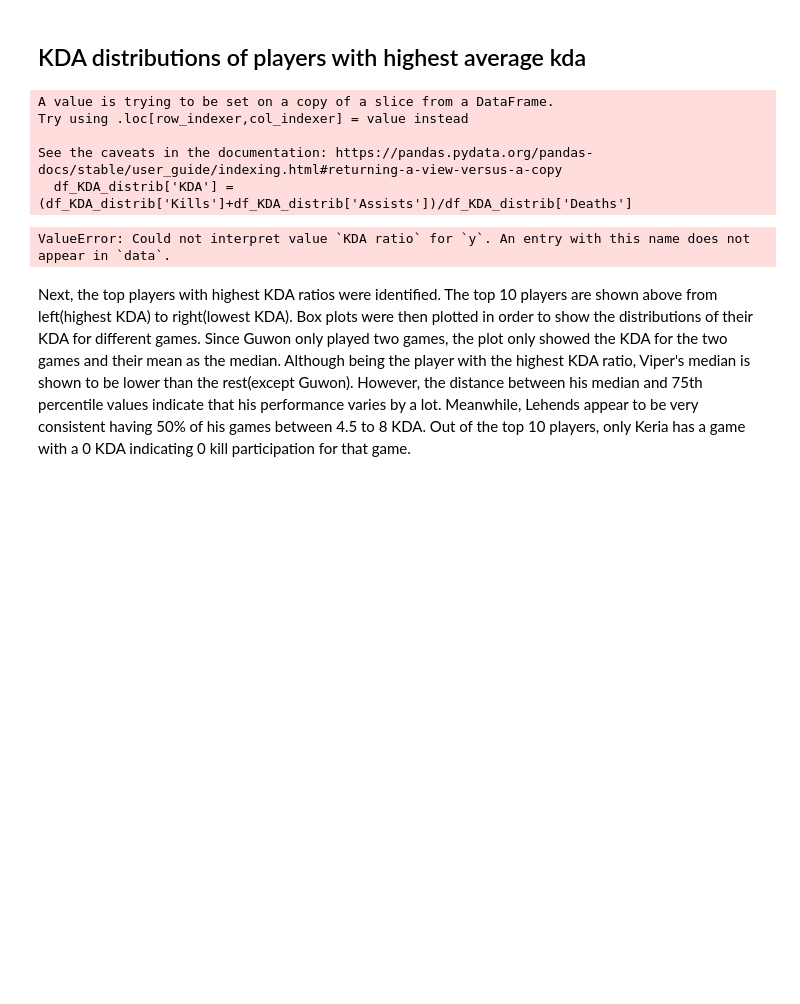
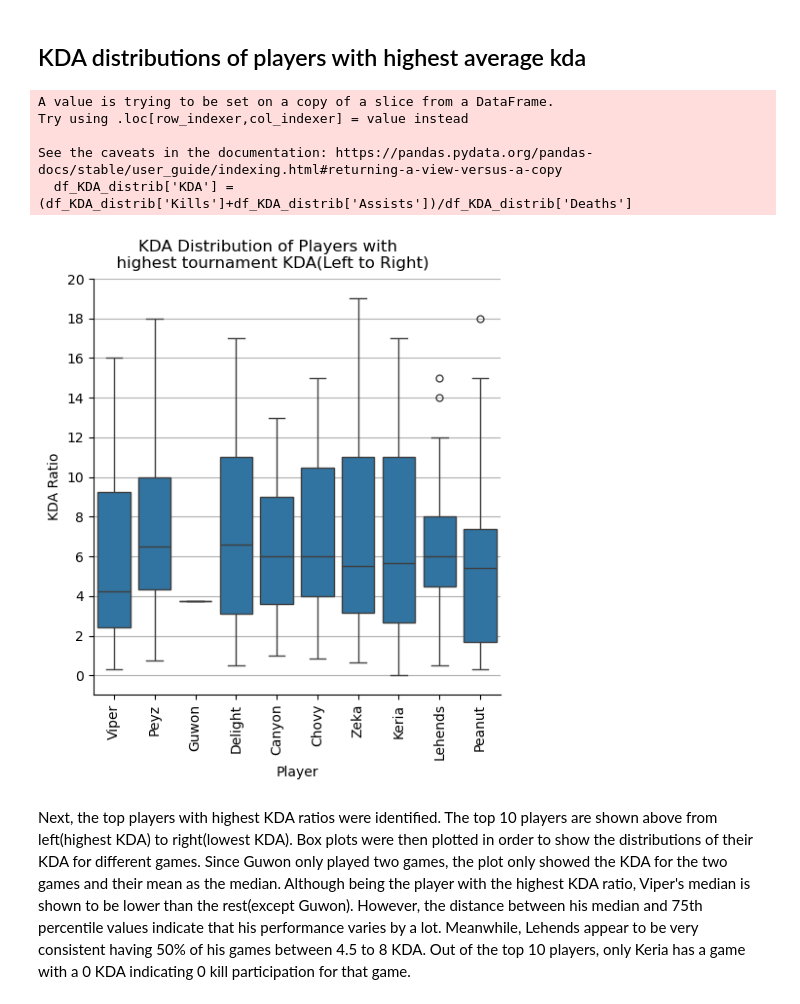
Before and after one commit to Jmabenojar/LCK-spring-2024-EDA, a Jupyter notebook: Lck_2024_data_analysis.ipynb, the cells around one changed output. Cells and saved outputs as stored; diff of their text form; code cells hidden in the pictures; blank space fills up the shorter version.

```diff
--- a/Lck_2024_data_analysis.ipynb
+++ b/Lck_2024_data_analysis.ipynb
@@ -234,36 +234,36 @@ Here, we can see that Guwon has the highest win rate(100%). However, he only pla
 num=10
 df_KDA_distrib=df[['Player', 'Kills', 'Deaths','Assists']]
 df_KDA_distrib['KDA'] = (df_KDA_distrib['Kills']+df_KDA_distrib['Assists'])/df_KDA_distrib['Deaths']
 KDA_grouped=df_KDA_distrib.groupby('Player', as_index=False)[['Kills', 'Deaths','Assists']].sum()
 KDA_grouped['Tournament_KDA']=(KDA_grouped['Kills']+KDA_grouped['Assists'])/KDA_grouped['Deaths']
 KDA_grouped['Tournament_KDA']=np.round(KDA_grouped['Tournament_KDA'],2)
 KDA_grouped = KDA_grouped.sort_values('Tournament_KDA', ascending=False).reset_index(drop=True)
 
 top_players_kda=list(KDA_grouped['Player'].head(num))
 #print(top_players_kda)
 
 # Subset ungrouped data to only include top players
 subsetted_KDA = df_KDA_distrib[df_KDA_distrib['Player'].isin(top_players_kda)]
 subsetted_KDA=subsetted_KDA.reset_index(drop=True)
 
 #Creating the boxplot
-g = sns.catplot(x='Player', y='KDA ratio',data=subsetted_KDA, kind='box', order=top_players_kda, whis=1.5)
+g = sns.catplot(x='Player', y='KDA',data=subsetted_KDA, kind='box', order=top_players_kda, whis=1.5)
 
 # Customize the plot
 #g.set_titles("Meow")
-g.set_axis_labels("Player", "KDA")
+g.set_axis_labels("Player", "KDA Ratio")
 g.fig.suptitle("KDA Distribution of Players with\n  highest tournament KDA(Left to Right)", y=1.05)
 plt.xticks(rotation=90)
 plt.grid(axis='y')
 plt.yticks(np.linspace(0,20,11))
 plt.show()
 # %% [output]
 A value is trying to be set on a copy of a slice from a DataFrame.
 Try using .loc[row_indexer,col_indexer] = value instead
 
 See the caveats in the documentation: https://pandas.pydata.org/pandas-docs/stable/user_guide/indexing.html#returning-a-view-versus-a-copy
   df_KDA_distrib['KDA'] = (df_KDA_distrib['Kills']+df_KDA_distrib['Assists'])/df_KDA_distrib['Deaths']
-ValueError: Could not interpret value `KDA ratio` for `y`. An entry with this name does not appear in `data`.
+[figure, added]
 # %% [markdown]
 Next, the top players with highest KDA ratios were identified. The top 10 players are shown above from left(highest KDA) to right(lowest KDA). Box plots were then plotted in order to show the distributions of their KDA for different games. Since Guwon only played two games, the plot only showed the KDA for the two games and their mean as the median. Although being the player with the highest KDA ratio, Viper's median is shown to be lower than the rest(except Guwon). However, the distance between his median and 75th percentile values indicate that his performance varies by a lot. Meanwhile, Lehends appear to be very consistent having 50% of his games between 4.5 to 8 KDA. Out of the top 10 players, only Keria has a game with a 0 KDA indicating 0 kill participation for that game.
 # %% [markdown]
```
Also changed, not shown: parts of 3 cells of this notebook.
